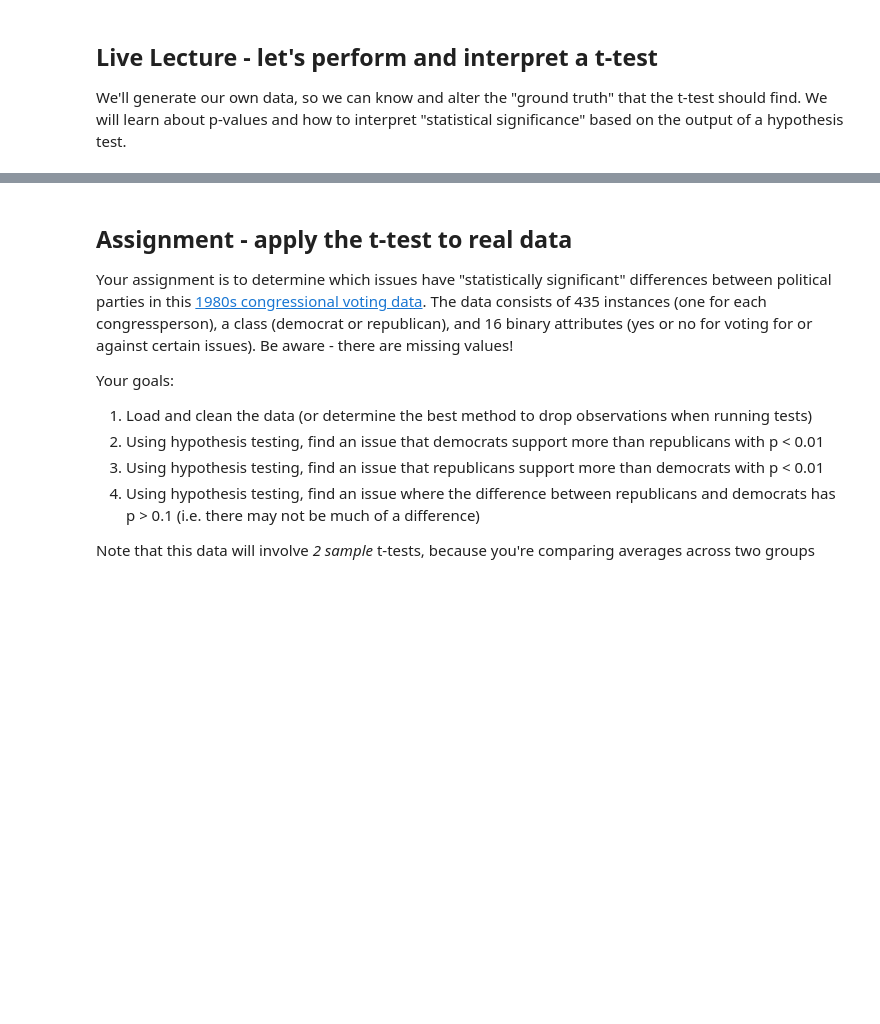
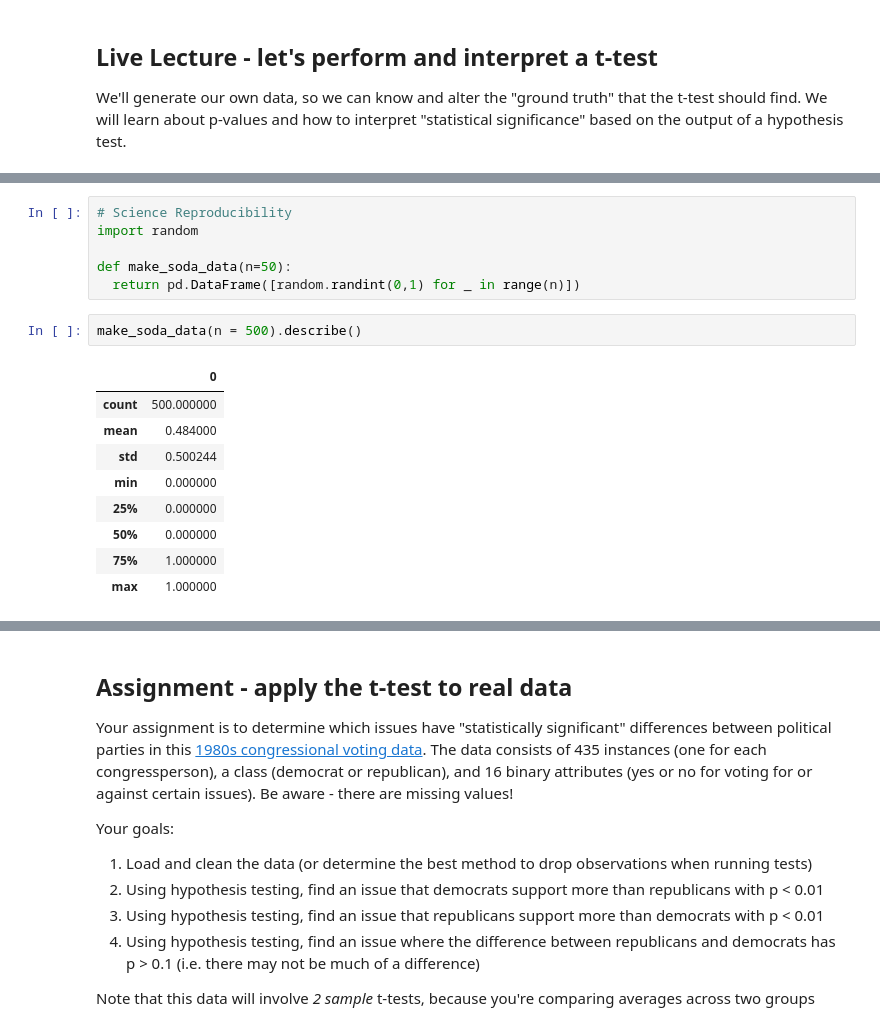
Before and after one commit to bloominstituteoftechnology/DS-Unit-1-Sprint-3-Statistical-Tests-and-Experiments, a Jupyter notebook: module1-statistics-probability-and-inference/LS_DS_141_Statistics_Probability_and_Inference.ipynb, the cells around one changed output, grey strips where cells are left out. Cells and saved outputs as stored; diff of their text form; blank space fills up the shorter version.

```diff
--- a/module1-statistics-probability-and-inference/LS_DS_141_Statistics_Probability_and_Inference.ipynb
+++ b/module1-statistics-probability-and-inference/LS_DS_141_Statistics_Probability_and_Inference.ipynb
@@ -79,0 +120,18 @@ We'll generate our own data, so we can know and alter the "ground truth" that th
+# %%
+# Science Reproducibility
+import random
+
+def make_soda_data(n=50):
+  return pd.DataFrame([random.randint(0,1) for _ in range(n)])
+# %%
+make_soda_data(n = 500).describe()
+# %% [output]
+|  | 0 |
+| count | 500.000000 |
+| mean | 0.484000 |
+| std | 0.500244 |
+| min | 0.000000 |
+| 25% | 0.000000 |
+| 50% | 0.000000 |
+| 75% | 1.000000 |
+| max | 1.000000 |
```
Also changed, not shown: parts of 22 cells of this notebook.
